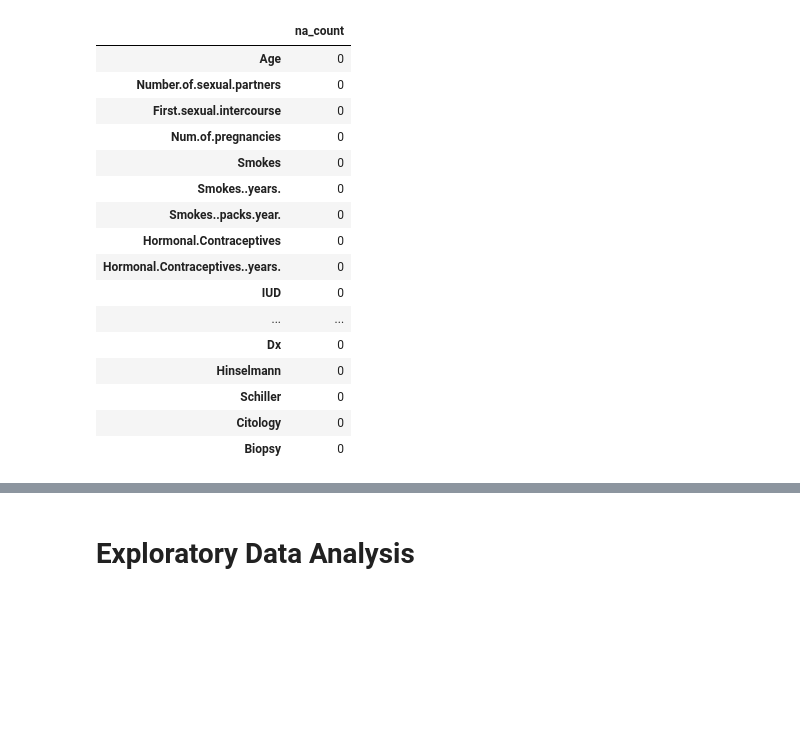
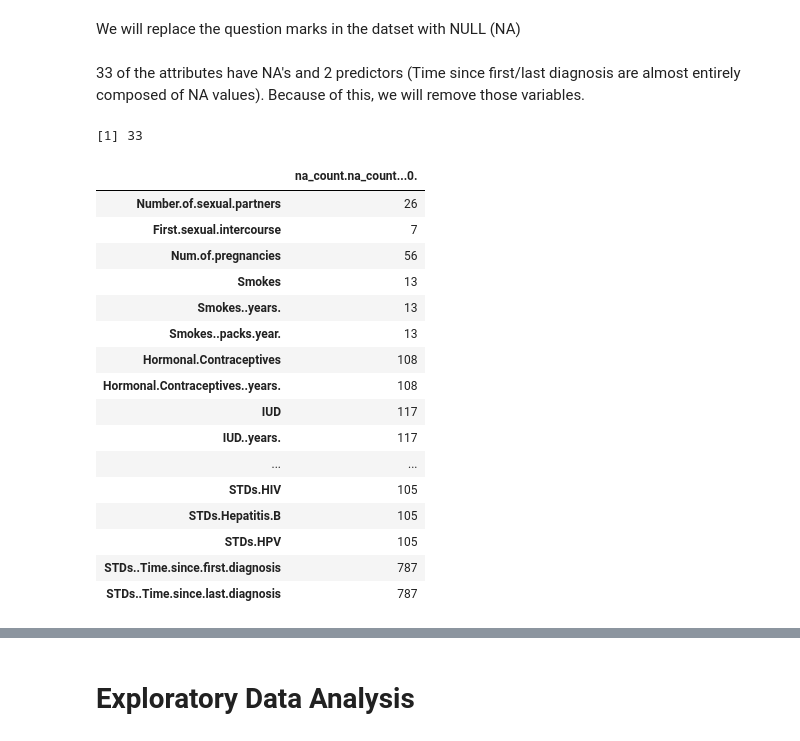
Before and after one commit to spatankar276/Cancer_Prediction_ML, a Jupyter notebook: FInal Project.ipynb, the cells around one changed output, grey strips where cells are left out. Saved outputs shown, nothing was run; the diff lists cells and outputs as text; code cells hidden in the pictures; blank space fills up the shorter version.

```diff
--- a/FInal Project.ipynb
+++ b/FInal Project.ipynb
@@ -29,2 +48,2 @@ library(leaps)
 # %%
-cerv_can = read.csv('cerv_cancer.csv', header = T, stringsAsFactors = FALSE)
+cc = read.csv('cerv_cancer.csv', header = T, stringsAsFactors = FALSE)
@@ -30,0 +52,2 @@ cerv_can = read.csv('cerv_cancer.csv', header = T, stringsAsFactors = FALSE)
+# %%
+cc <- subset(cc, select =-c(Hinselmann, Schiller, Citology))
@@ -31,24 +95,29 @@ cerv_can = read.csv('cerv_cancer.csv', header = T, stringsAsFactors = FALSE)
+# %% [markdown]
+We will replace the question marks in the datset with NULL (NA)
+# %%
+cc[cc == "?"] <- NA
+# %% [markdown]
+33 of the attributes have NA's and 2 predictors (Time since first/last diagnosis are almost entirely composed of NA values). Because of this, we will remove those variables.
 # %%
-cc <- cerv_can #copy data
-
-na_count <-sapply(cc, function(y) sum(length(which(is.na(y)))))
-na_count <- data.frame(na_count)
-na_count
+na_count <- sapply(cc, function(y) sum(length(which(is.na(y)))))
+print(length(na_count))
+data.frame(na_count[na_count > 0])
 # %% [output]
+[1] 33
-|  | na_count |
-| Age | 0 |
-| Number.of.sexual.partners | 0 |
-| First.sexual.intercourse | 0 |
-| Num.of.pregnancies | 0 |
-| Smokes | 0 |
-| Smokes..years. | 0 |
-| Smokes..packs.year. | 0 |
-| Hormonal.Contraceptives | 0 |
-| Hormonal.Contraceptives..years. | 0 |
-| IUD | 0 |
+|  | na_count.na_count...0. |
+| Number.of.sexual.partners | 26 |
+| First.sexual.intercourse | 7 |
+| Num.of.pregnancies | 56 |
+| Smokes | 13 |
+| Smokes..years. | 13 |
+| Smokes..packs.year. | 13 |
+| Hormonal.Contraceptives | 108 |
+| Hormonal.Contraceptives..years. | 108 |
+| IUD | 117 |
+| IUD..years. | 117 |
 | ... | ... |
-| Dx | 0 |
-| Hinselmann | 0 |
-| Schiller | 0 |
-| Citology | 0 |
-| Biopsy | 0 |
+| STDs.HIV | 105 |
+| STDs.Hepatitis.B | 105 |
+| STDs.HPV | 105 |
+| STDs..Time.since.first.diagnosis | 787 |
+| STDs..Time.since.last.diagnosis | 787 |
```
Also changed, not shown: parts of 31 cells of this notebook.
